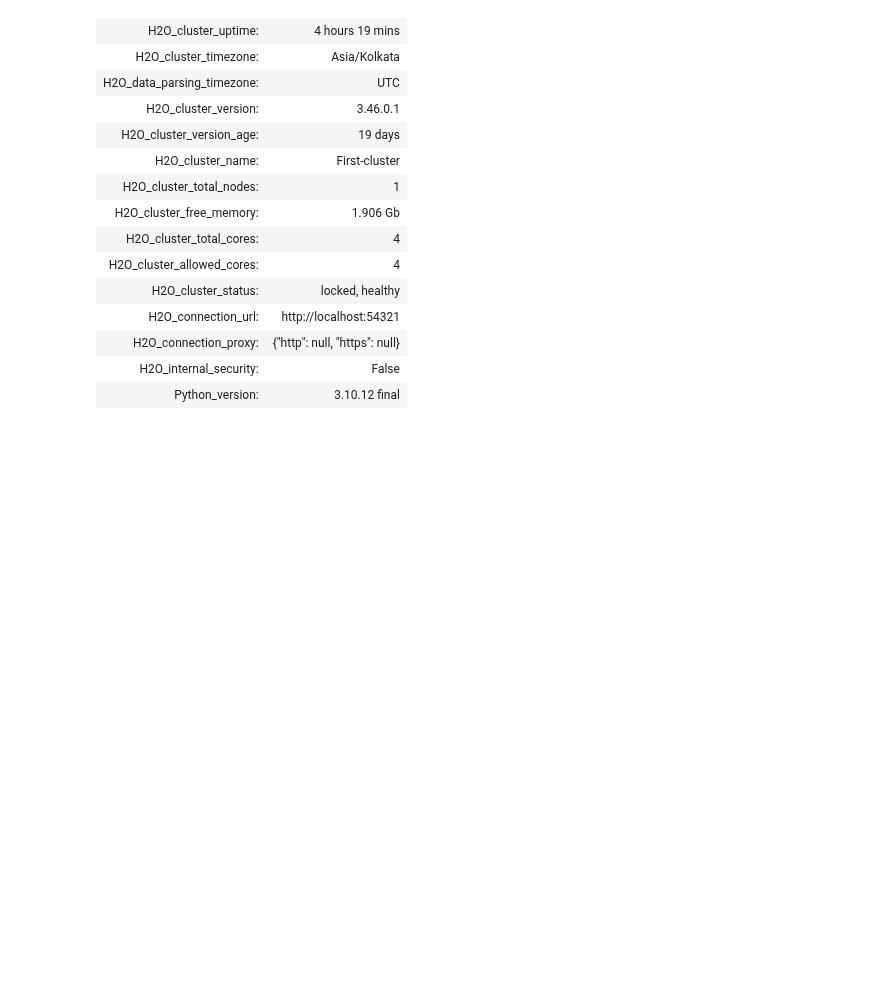
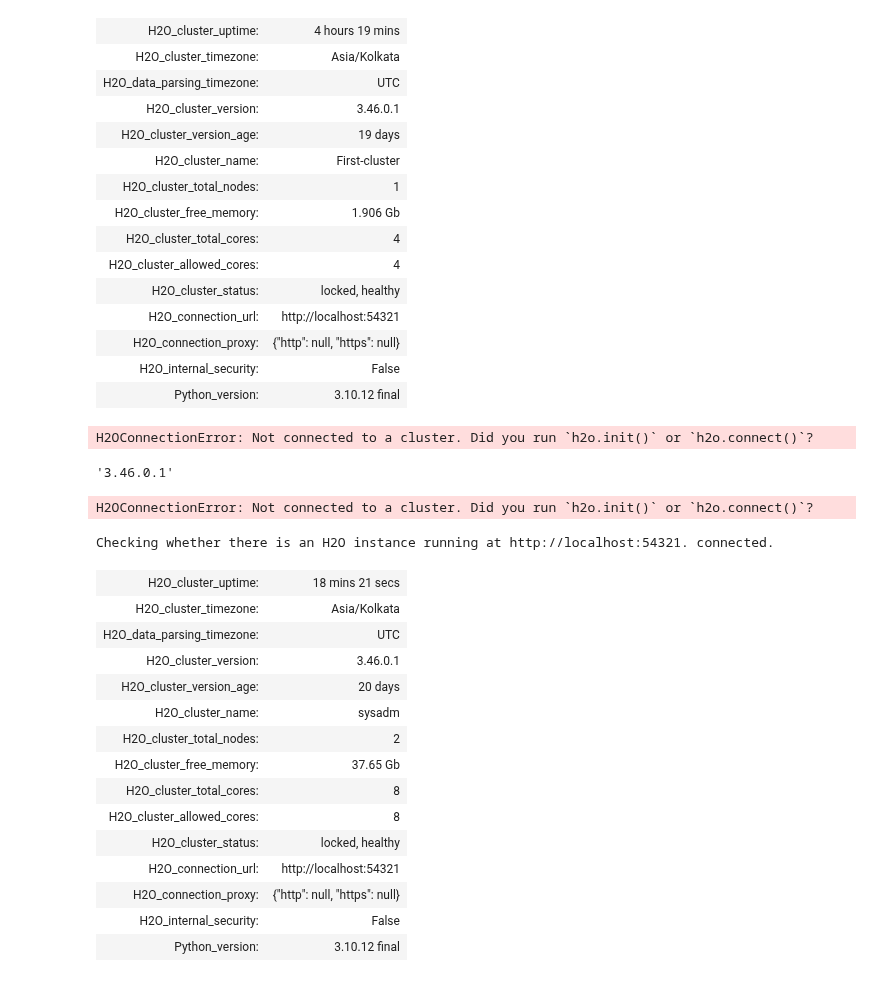
Before and after one commit to biswajit-github-2022/RKMVERI_2ND, a Jupyter notebook: class/ETBDC/h2O/multinode/new.ipynb, the cells around one changed output. Saved outputs shown, nothing was run; the diff lists cells and outputs as text; code cells hidden in the pictures; blank space fills up the shorter version.

```diff
--- a/class/ETBDC/h2O/multinode/new.ipynb
+++ b/class/ETBDC/h2O/multinode/new.ipynb
@@ -76,3 +76,34 @@ h2o.cluster().show_status()
 | Python_version: | 3.10.12 final |
 # %%
 h2o.shutdown()
+# %%
+h2o.cluster_info()
+# %% [output]
+H2OConnectionError: Not connected to a cluster. Did you run `h2o.init()` or `h2o.connect()`?
+# %%
+h2o.__version__
+# %% [output]
+'3.46.0.1'
+# %%
+h2o.cluster_status()
+# %% [output]
+H2OConnectionError: Not connected to a cluster. Did you run `h2o.init()` or `h2o.connect()`?
+# %%
+h2o.init()
+# %% [output]
+Checking whether there is an H2O instance running at http://localhost:54321. connected.
+| H2O_cluster_uptime: | 18 mins 21 secs |
+| H2O_cluster_timezone: | Asia/Kolkata |
+| H2O_data_parsing_timezone: | UTC |
+| H2O_cluster_version: | 3.46.0.1 |
+| H2O_cluster_version_age: | 20 days |
+| H2O_cluster_name: | sysadm |
+| H2O_cluster_total_nodes: | 2 |
+| H2O_cluster_free_memory: | 37.65 Gb |
+| H2O_cluster_total_cores: | 8 |
+| H2O_cluster_allowed_cores: | 8 |
+| H2O_cluster_status: | locked, healthy |
+| H2O_connection_url: | http://localhost:54321 |
+| H2O_connection_proxy: | {"http": null, "https": null} |
+| H2O_internal_security: | False |
+| Python_version: | 3.10.12 final |
```
Also changed, not shown: parts of 8 cells of this notebook, 2 other files.
